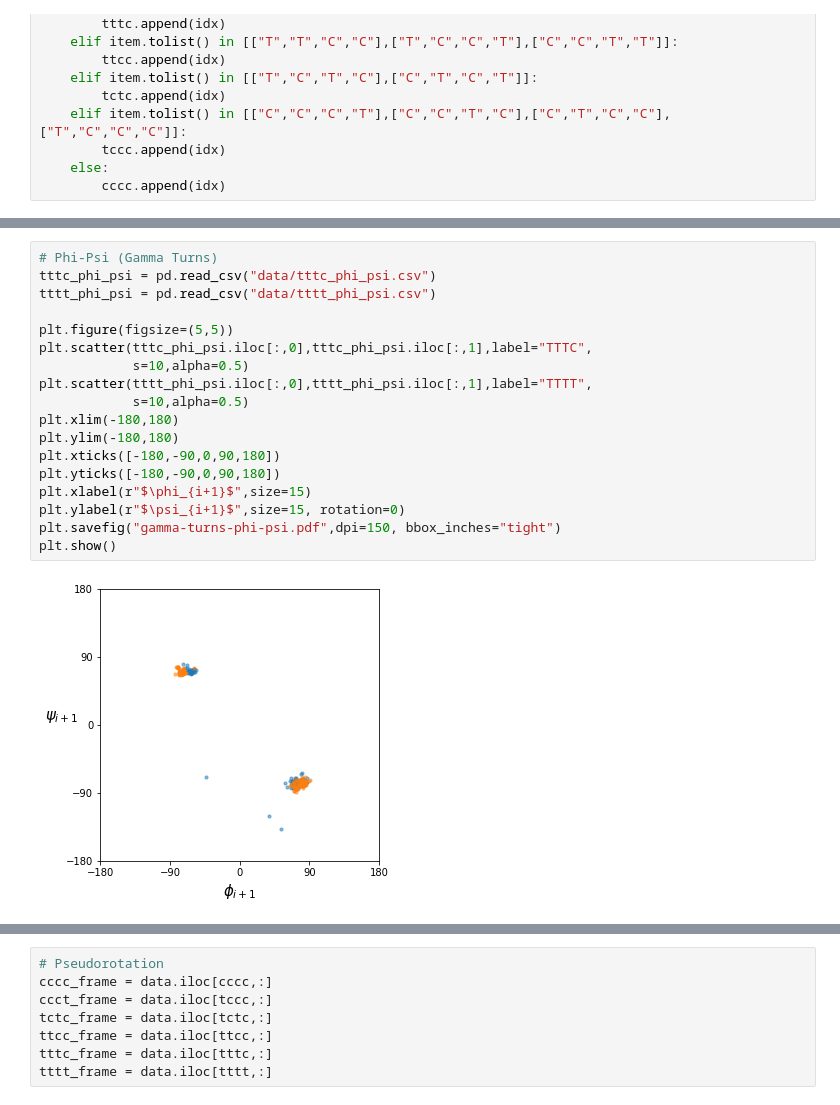
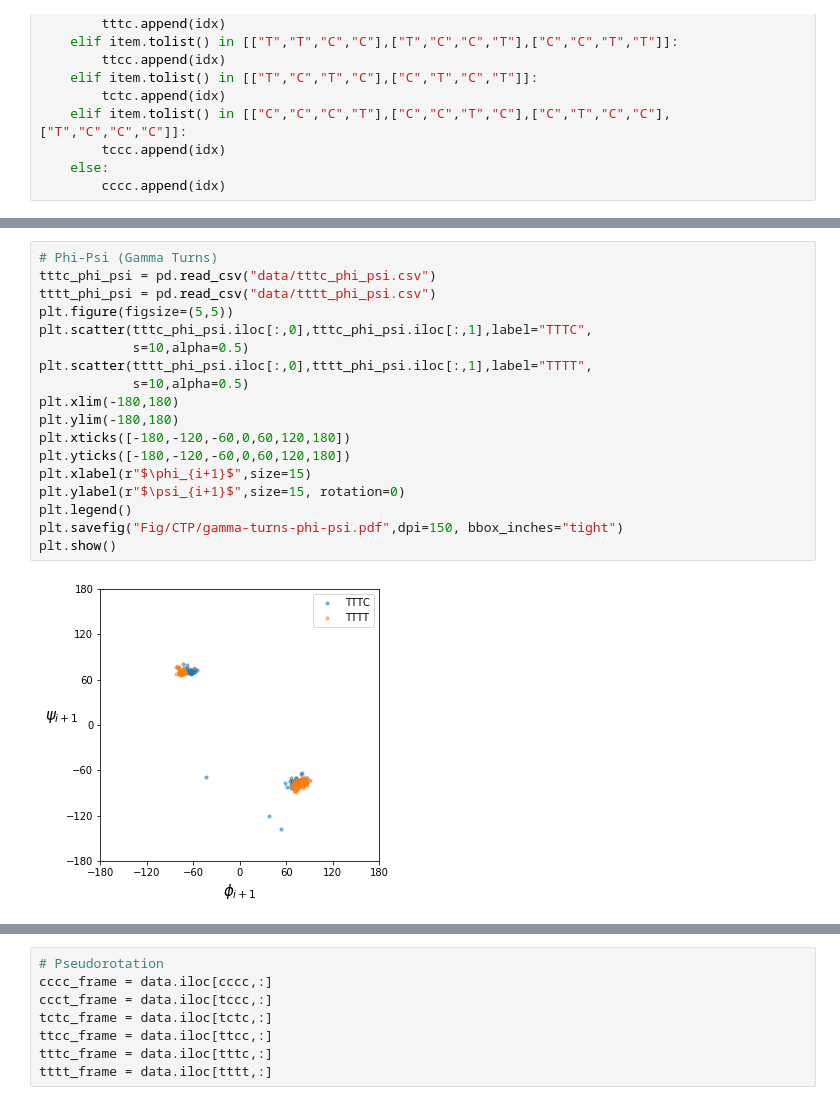
Before and after one commit to lucianlschan/RING, a Jupyter notebook: CTPs Analysis.ipynb, the cells around one changed output, grey strips where cells are left out. Cells and saved outputs as stored; diff of their text form.

```diff
--- a/CTPs Analysis.ipynb
+++ b/CTPs Analysis.ipynb
@@ -69,23 +69,23 @@ plt.show()
 # %%
 # Phi-Psi (Gamma Turns)
 tttc_phi_psi = pd.read_csv("data/tttc_phi_psi.csv")
 tttt_phi_psi = pd.read_csv("data/tttt_phi_psi.csv")
-
 plt.figure(figsize=(5,5))
 plt.scatter(tttc_phi_psi.iloc[:,0],tttc_phi_psi.iloc[:,1],label="TTTC",
             s=10,alpha=0.5)
 plt.scatter(tttt_phi_psi.iloc[:,0],tttt_phi_psi.iloc[:,1],label="TTTT",
             s=10,alpha=0.5)
 plt.xlim(-180,180)
 plt.ylim(-180,180)
-plt.xticks([-180,-90,0,90,180])
-plt.yticks([-180,-90,0,90,180])
+plt.xticks([-180,-120,-60,0,60,120,180])
+plt.yticks([-180,-120,-60,0,60,120,180])
 plt.xlabel(r"$\phi_{i+1}$",size=15)
 plt.ylabel(r"$\psi_{i+1}$",size=15, rotation=0)
-plt.savefig("gamma-turns-phi-psi.pdf",dpi=150, bbox_inches="tight")
+plt.legend()
+plt.savefig("Fig/CTP/gamma-turns-phi-psi.pdf",dpi=150, bbox_inches="tight")
 plt.show()
 # %% [output]
-[figure, old version]
+[figure, new version]
 # %%
 sns.kdeplot(data["Eccentricity"].iloc[tttt],bw=0.025,label="TTTT",ls="--",lw=2)
 sns.kdeplot(data["Eccentricity"].iloc[tttc],bw=0.025,label="TTTC",ls="--",lw=2)
```
Also changed, not shown: parts of 32 cells of this notebook.
